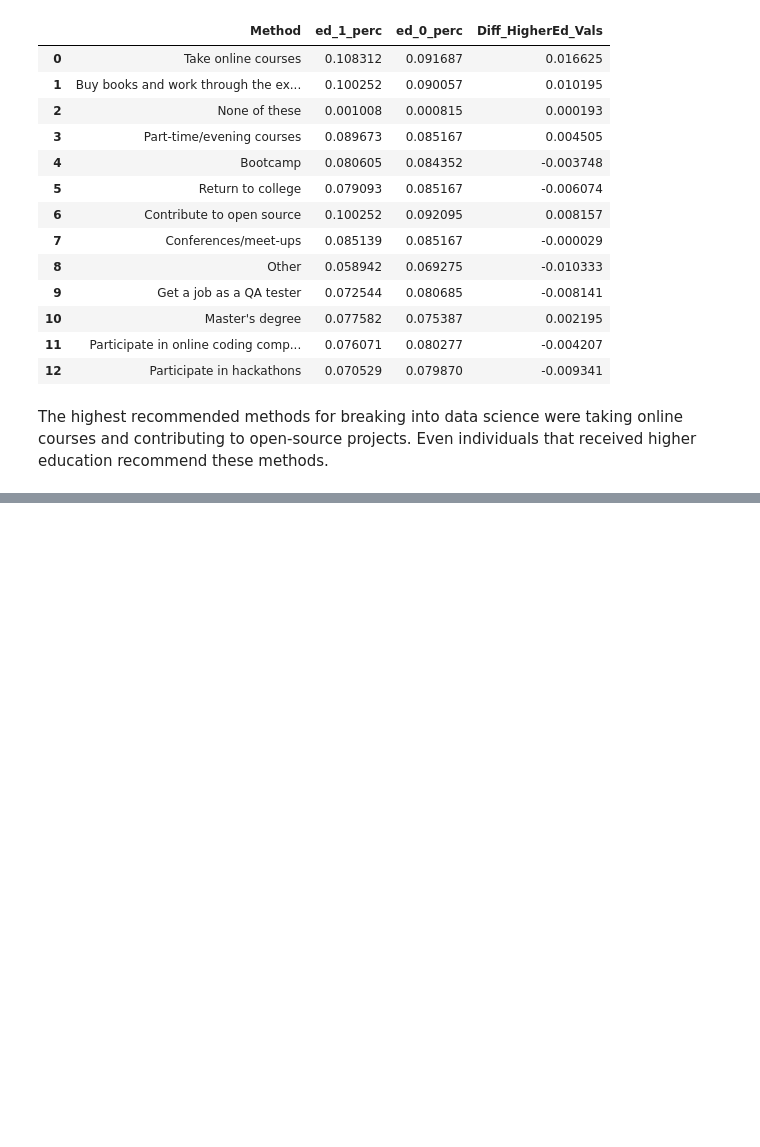
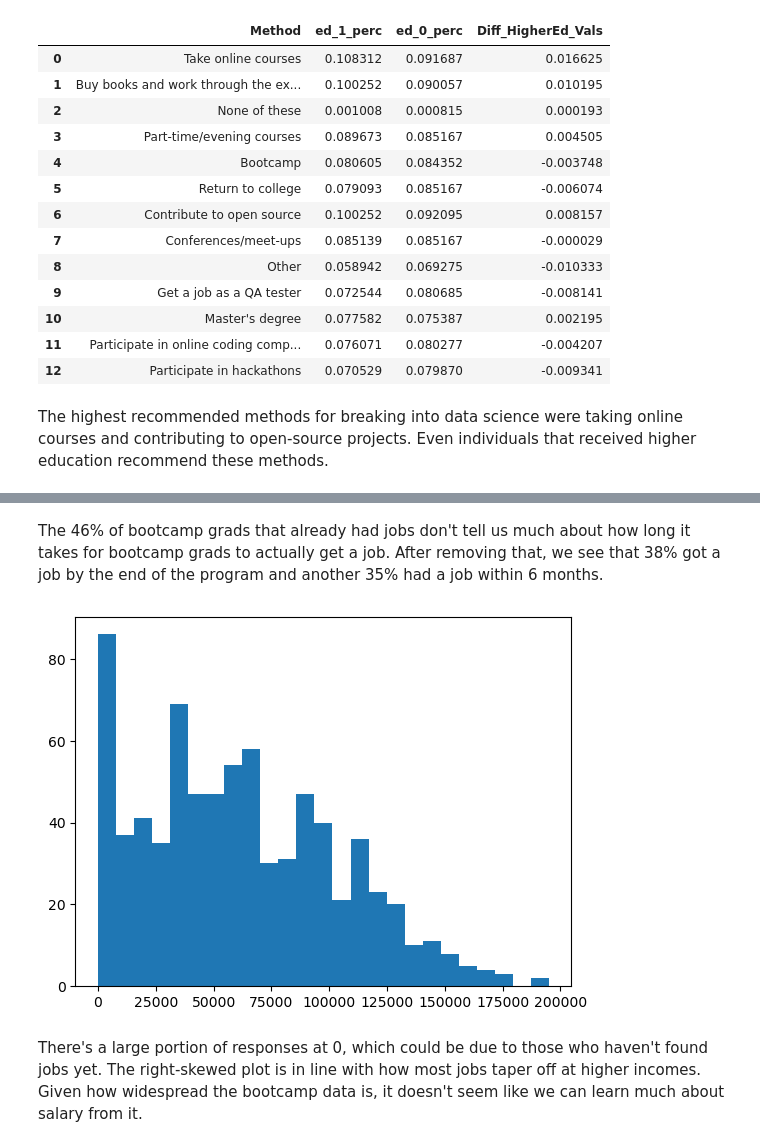
Before and after one commit to tristenwallace/2017_stack_overflow_analysis, a Jupyter notebook: src/stack_overflow_exploration.ipynb, the cells around one changed output, grey strips where cells are left out. Drawn from its saved outputs; the diff is of its cells as text; code cells hidden in the pictures; blank space fills up the shorter version.

Commit message:
feat: Explore bootcamp grads

```diff
--- a/src/stack_overflow_exploration.ipynb
+++ b/src/stack_overflow_exploration.ipynb
@@ -201,0 +206,5 @@ The highest recommended methods for breaking into data science were taking onlin
+# %%
+### Get dataframes with bootcamp participants separated
+bootcamp_df = survey_df[survey_df.TimeAfterBootcamp.isnull() == False]
+not_bootcamp_df = survey_df[survey_df.TimeAfterBootcamp.isnull() == True]
+bootcamp_df.shape
@@ -201,0 +240,9 @@ The highest recommended methods for breaking into data science were taking onlin
+# %% [markdown]
+The 46% of bootcamp grads that already had jobs don't tell us much about how long it takes for bootcamp grads to actually get a job. After removing that, we see that 38% got a job by the end of the program and another 35% had a job within 6 months.
+# %%
+### What is the distribution of salary for bootcamp grads?
+plt.hist(data=bootcamp_df, x='Salary', bins=25);
+# %% [output]
+[figure, added]
+# %% [markdown]
+There's a large portion of responses at 0, which could be due to those who haven't found jobs yet. The right-skewed plot is in line with how most jobs taper off at higher incomes. Given how widespread the bootcamp data is, it doesn't seem like we can learn much about salary from it.
```
Also changed, not shown: parts of 4 cells of this notebook.
